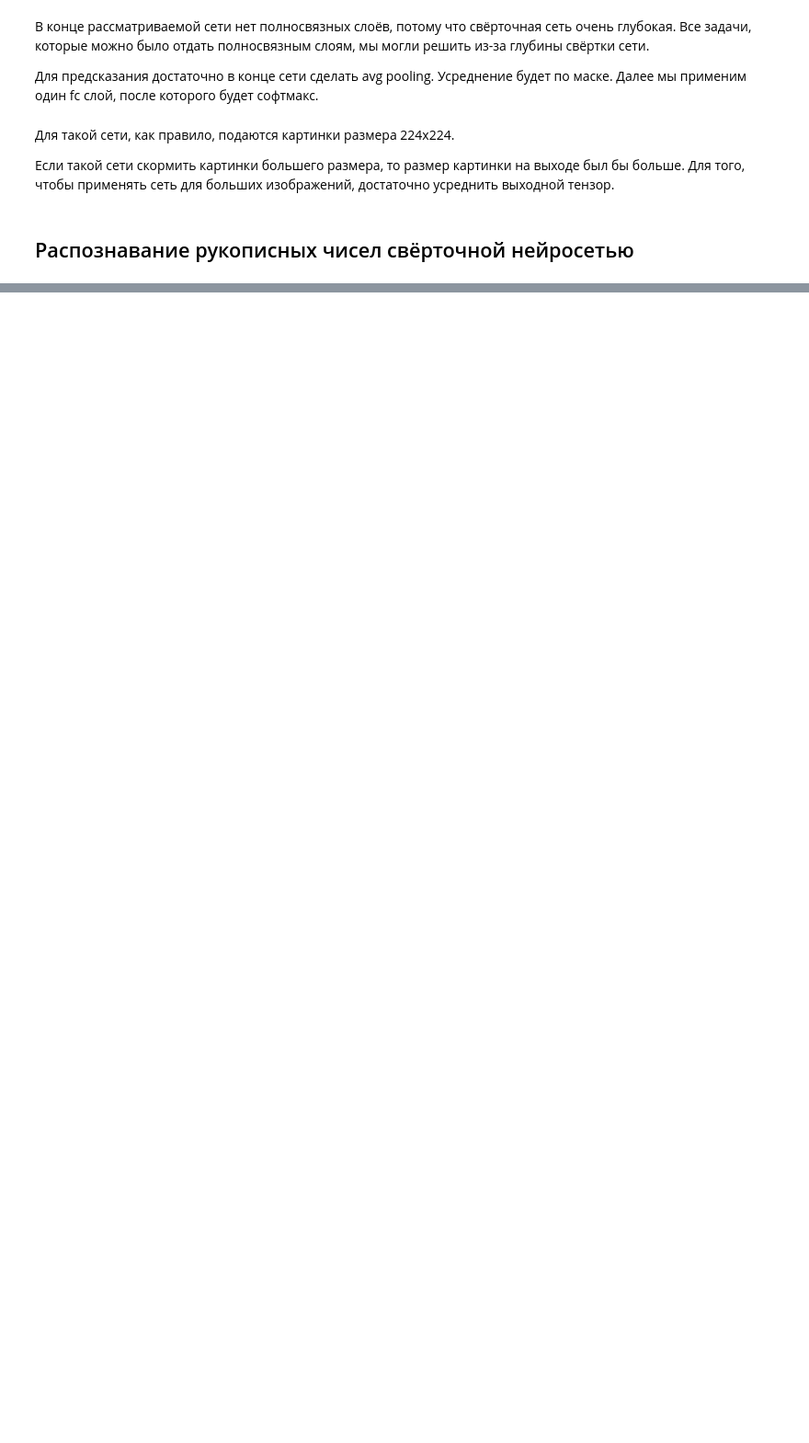
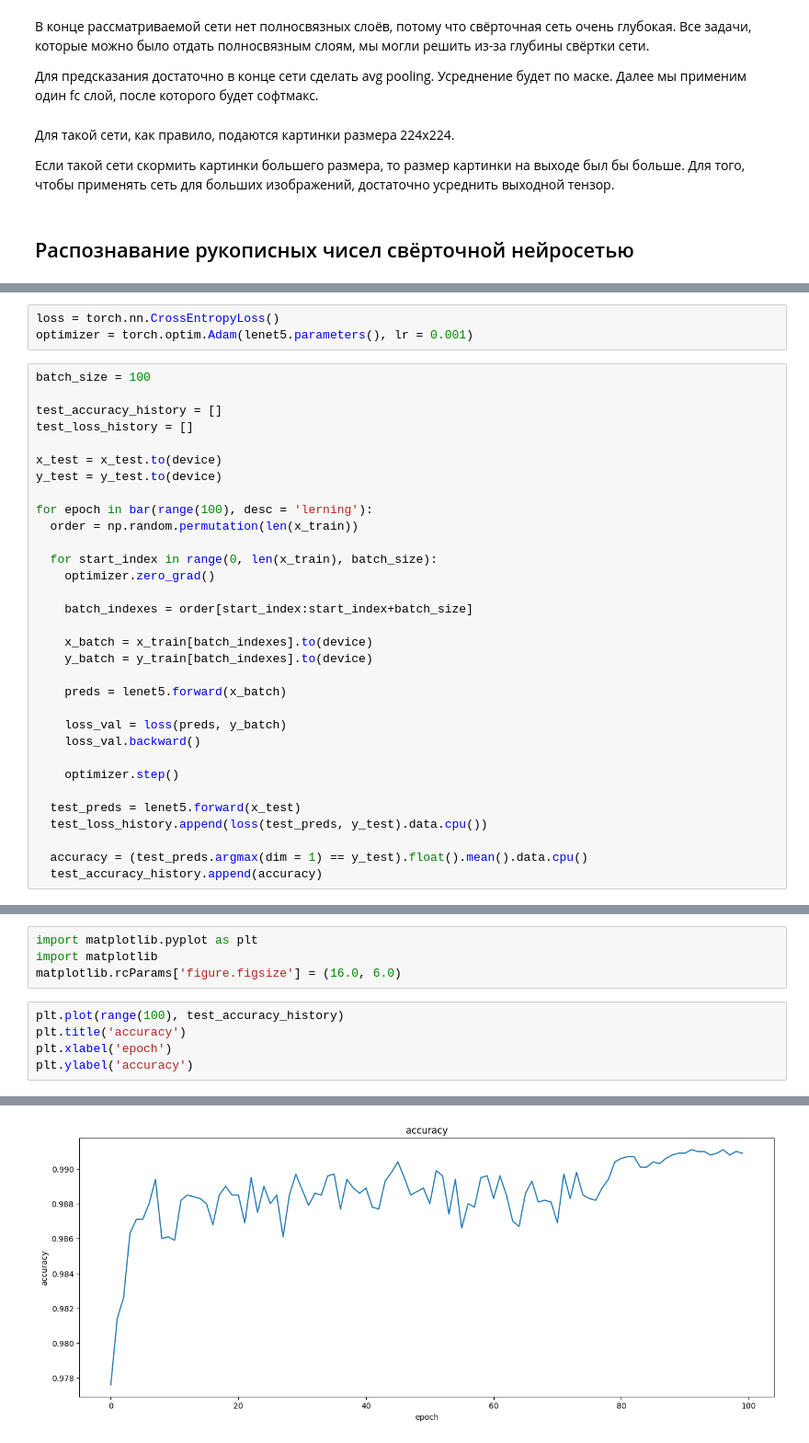
Before and after one commit to KORALLLL/summer_practice, a Jupyter notebook: notebooks/neural_networks_and_computer_vision.ipynb, the cells around one changed output, grey strips where cells are left out. Shown at 92% size. Saved outputs shown, nothing was run; the diff lists cells and outputs as text; blank space fills up the shorter version.

```diff
--- a/notebooks/neural_networks_and_computer_vision.ipynb
+++ b/notebooks/neural_networks_and_computer_vision.ipynb
@@ -1908,0 +1984,35 @@ $$
+# %%
+loss = torch.nn.CrossEntropyLoss()
+optimizer = torch.optim.Adam(lenet5.parameters(), lr = 0.001)
+# %%
+batch_size = 100
+
+test_accuracy_history = []
+test_loss_history = []
+
+x_test = x_test.to(device)
+y_test = y_test.to(device)
+
+for epoch in bar(range(100), desc = 'lerning'):
+  order = np.random.permutation(len(x_train))
+
+  for start_index in range(0, len(x_train), batch_size):
+    optimizer.zero_grad()
+
+    batch_indexes = order[start_index:start_index+batch_size]
+
+    x_batch = x_train[batch_indexes].to(device)
+    y_batch = y_train[batch_indexes].to(device)
+
+    preds = lenet5.forward(x_batch)
+
+    loss_val = loss(preds, y_batch)
+    loss_val.backward()
+
+    optimizer.step()
+
+  test_preds = lenet5.forward(x_test)
+  test_loss_history.append(loss(test_preds, y_test).data.cpu())
+
+  accuracy = (test_preds.argmax(dim = 1) == y_test).float().mean().data.cpu()
+  test_accuracy_history.append(accuracy)
@@ -1908,0 +2022,10 @@ $$
+# %%
+import matplotlib.pyplot as plt
+import matplotlib
+matplotlib.rcParams['figure.figsize'] = (16.0, 6.0)
+# %%
+plt.plot(range(100), test_accuracy_history)
+plt.title('accuracy')
+plt.xlabel('epoch')
+plt.ylabel('accuracy')
+# %% [output]
@@ -1908,0 +2033 @@ $$
+[figure, added]
```
Also changed, not shown: parts of 10 cells of this notebook.
